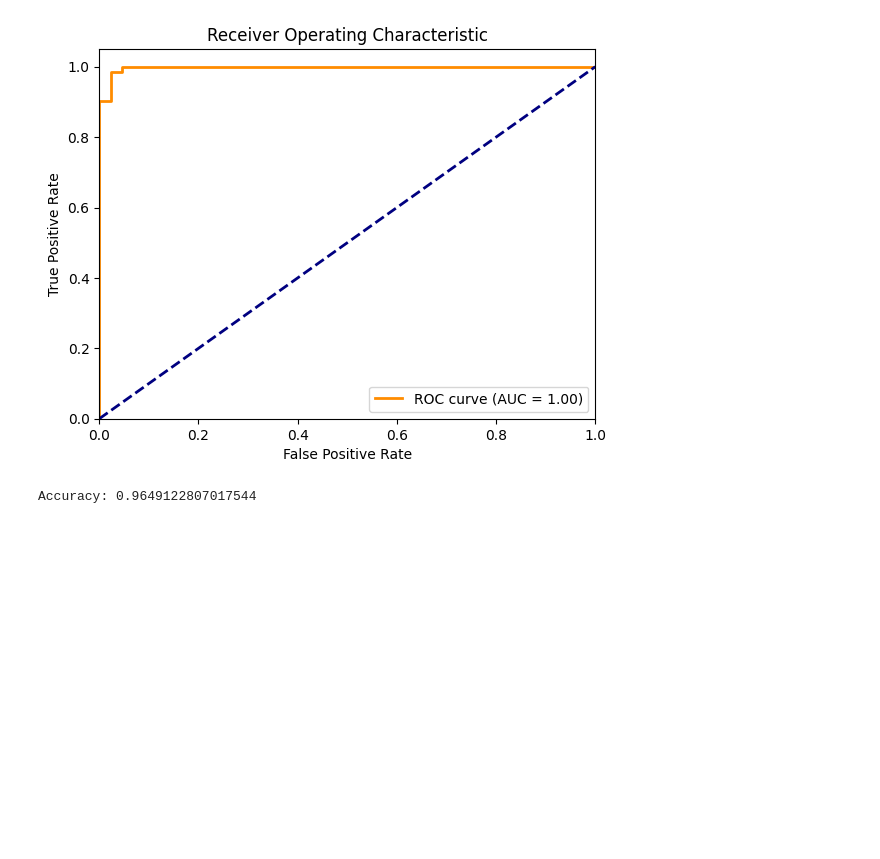
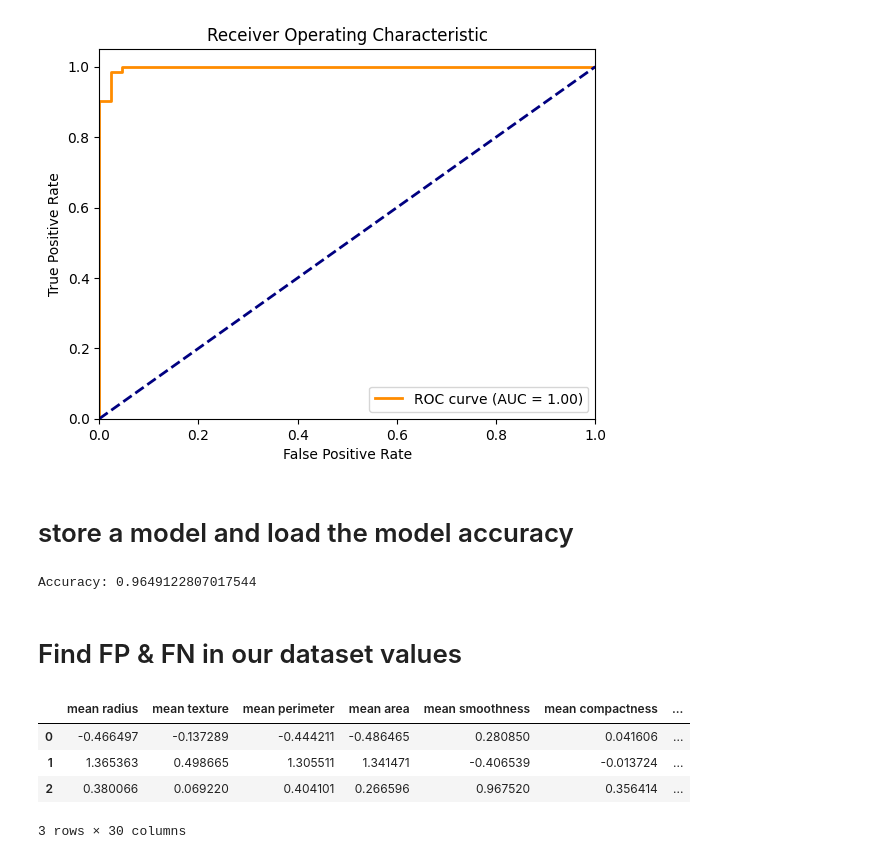
Before and after one commit to Sahil4696/BIA-Projects, a Jupyter notebook: logistic/cancer binary logistic.ipynb, the cells around one changed output. Drawn from its saved outputs; the diff is of its cells as text; code cells hidden in the pictures; blank space fills up the shorter version.

Commit message:
find fp & fn

```diff
--- a/logistic/cancer binary logistic.ipynb
+++ b/logistic/cancer binary logistic.ipynb
@@ -159,3 +155,5 @@ plt.show()
+# %% [markdown]
+# store a model and load the model accuracy
 # %%
 import joblib
 from sklearn.ensemble import RandomForestClassifier
@@ -174,3 +172,14 @@ predictions = loaded_model.predict(x_test)
 print("Accuracy:", accuracy_score(y_test, predictions))
 # %% [output]
 Accuracy: 0.9649122807017544
+# %% [markdown]
+# Find FP & FN in our dataset values
+# %%
+x_test_df = pd.DataFrame(x_test, columns=x.columns)
+x_test_df.head(3)
+# %% [output]
+|  | mean radius | mean texture | mean perimeter | mean area | mean smoothness | mean compactness | ... |
+| 0 | -0.466497 | -0.137289 | -0.444211 | -0.486465 | 0.280850 | 0.041606 | ... |
+| 1 | 1.365363 | 0.498665 | 1.305511 | 1.341471 | -0.406539 | -0.013724 | ... |
+| 2 | 0.380066 | 0.069220 | 0.404101 | 0.266596 | 0.967520 | 0.356414 | ... |
+3 rows × 30 columns
```
Also changed, not shown: parts of 7 cells of this notebook, 2 other files.
